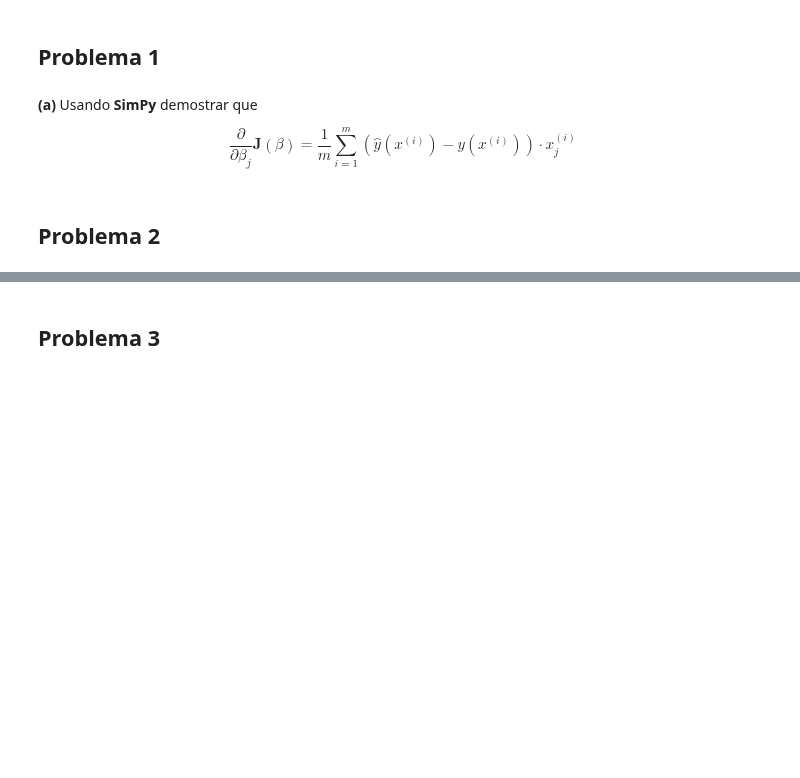
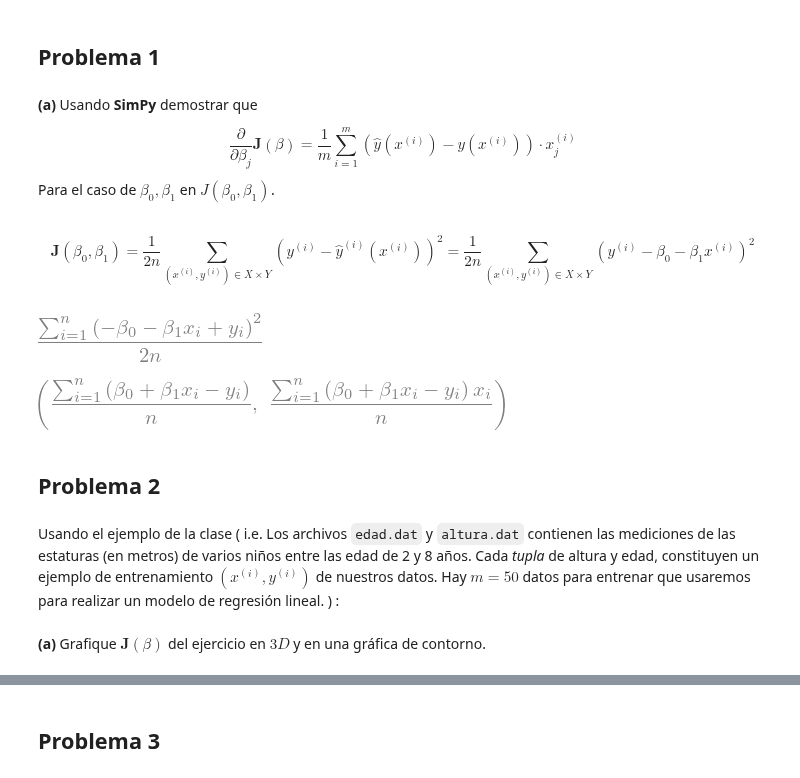
Before and after one commit to jesusigarmor/Matematicas-computacionales-fall2020, a Jupyter notebook: alumnos/marianofranco1998/9Oct_tarea.ipynb, the cells around one changed output, grey strips where cells are left out. Drawn from its saved outputs; the diff is of its cells as text; code cells hidden in the pictures; blank space fills up the shorter version.

```diff
--- a/alumnos/marianofranco1998/9Oct_tarea.ipynb
+++ b/alumnos/marianofranco1998/9Oct_tarea.ipynb
@@ -108,5 +133,29 @@ def plotModelo(x,y,r1,xlabel,ylabel,iteracion):
 $$
 \frac{\partial}{\partial \beta_j} \textbf{J}(\beta) = \frac{1}{m}\sum_{i=1}^{m}\left(\hat{y}(x^{(i)}) - y(x^{(i)})\right) \cdot x^{(i)}_j
 $$
+Para el caso de $\beta_0, \beta_1$ en $J(\beta_0,\beta_1)$.
+# %% [markdown]
+$$\textbf{J}(\beta_0, \beta_1) = \frac{1}{2n}\sum_{(x^{(i)}, y^{(i)}) \in X \times Y} (y^{(i)} - \hat{y}^{(i)}(x^{(i)}))^2 = \frac{1}{2n}\sum_{(x^{(i)}, y^{(i)}) \in X \times Y} (y^{(i)} - \beta_0 - \beta_1 x^{(i)})^2$$
+# %%
+x = sym.Symbol('x')
+y = sym.Symbol('y')
+yb = sym.Symbol('ybold')
+b0 = sym.Symbol('beta_0')
+b1 = sym.Symbol('beta_1')
+n = sym.Symbol('n')
+i = sym.Symbol('i')
+J = sym.Function('J')(b0, b1)         # creamos todos los symbolos para la ecuación
+J = sym.Sum((sym.Indexed(y, i) - b0 - b1*sym.Indexed(x, i))**2, (i, 1, n))/(2*n)   # creamos la ecuación en si con suma
+J
+# %% [output]
+[figure, added]
+# %%
+derivJb0 = sym.simplify(sym.diff(J, b0))
+derivJb1 = sym.simplify(sym.diff(J, b1))   # derivamos la función respecto a los dos betas
+derivJb0, derivJb1                         # Q.E.D.
+# %% [output]
+[figure, added]
 # %% [markdown]
 ## Problema 2
+# %% [markdown]
+Usando el ejemplo de la clase ( i.e. Los archivos `edad.dat` y `altura.dat` contienen las mediciones de las estaturas (en metros) de varios niños entre las edad de 2 y 8 años. Cada _tupla_ de altura y edad, constituyen un ejemplo de entrenamiento $(x^{(i)}, y^{(i)})$ de nuestros datos. Hay $m = 50$ datos para entrenar que usaremos para realizar un modelo de regresión lineal. ) :
@@ -112,0 +165,2 @@ $$
+# %% [markdown]
+**(a)** Grafique $\textbf{J}(\beta)$ del ejercicio en $3D$ y en una gráfica de contorno.
```
Also changed, not shown: parts of 44 cells of this notebook, 1 other file.
